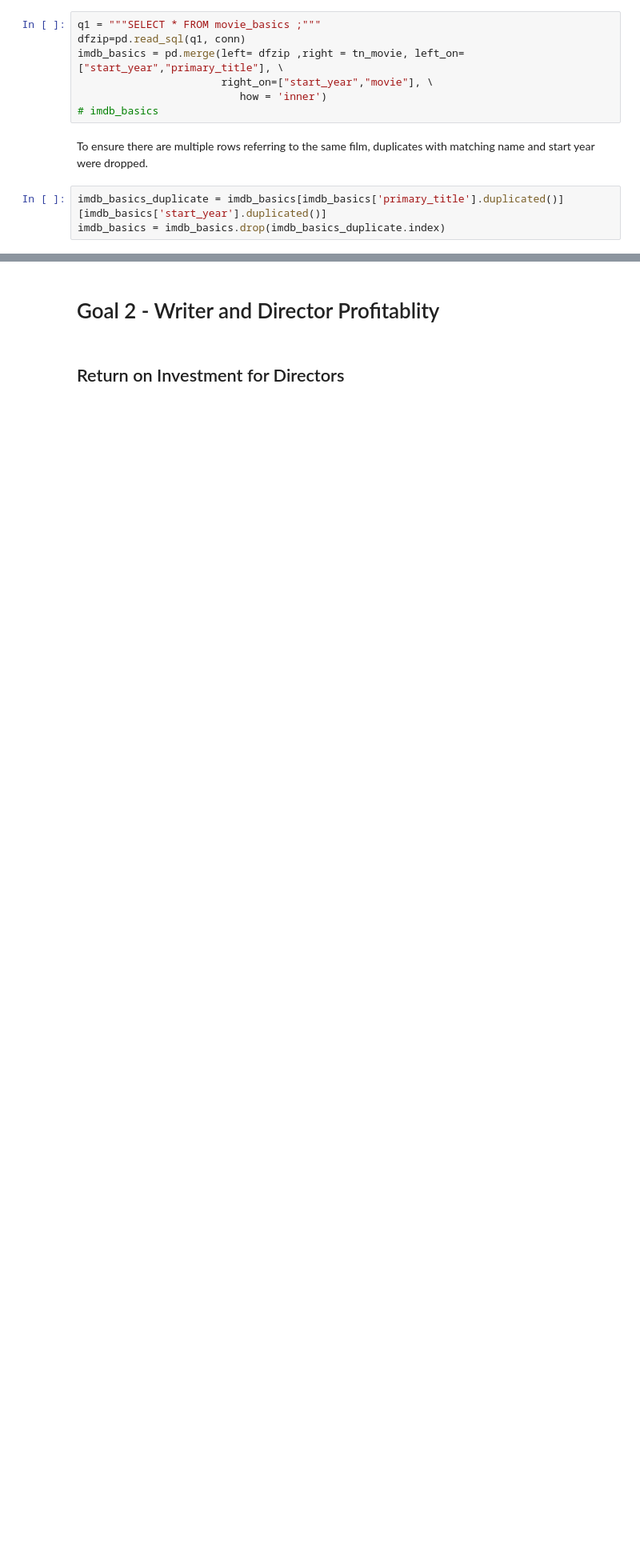
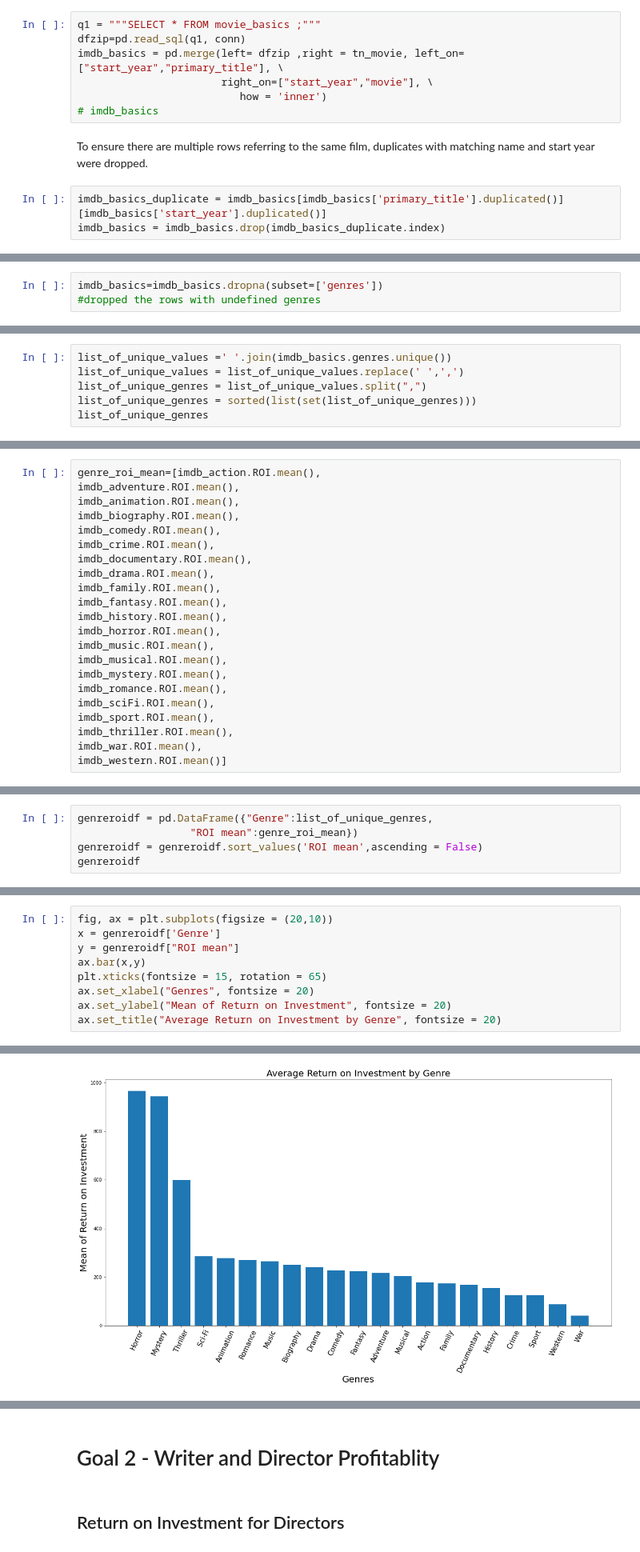
Before and after one commit to soohojp/Phase-1-Project-Best-Team-, a Jupyter notebook: master_dataset.ipynb, the cells around one changed output, grey strips where cells are left out. Shown at 80% size. Saved outputs shown, nothing was run; the diff lists cells and outputs as text; blank space fills up the shorter version.

```diff
--- a/master_dataset.ipynb
+++ b/master_dataset.ipynb
@@ -58,0 +68,3 @@ imdb_basics = imdb_basics.drop(imdb_basics_duplicate.index)
+# %%
+imdb_basics=imdb_basics.dropna(subset=['genres'])
+#dropped the rows with undefined genres
@@ -58,0 +101,6 @@ imdb_basics = imdb_basics.drop(imdb_basics_duplicate.index)
+# %%
+list_of_unique_values =' '.join(imdb_basics.genres.unique())
+list_of_unique_values = list_of_unique_values.replace(' ',',')
+list_of_unique_genres = list_of_unique_values.split(",")
+list_of_unique_genres = sorted(list(set(list_of_unique_genres)))
+list_of_unique_genres
@@ -58,0 +151,22 @@ imdb_basics = imdb_basics.drop(imdb_basics_duplicate.index)
+# %%
+genre_roi_mean=[imdb_action.ROI.mean(),
+imdb_adventure.ROI.mean(),
+imdb_animation.ROI.mean(),
+imdb_biography.ROI.mean(),
+imdb_comedy.ROI.mean(),
+imdb_crime.ROI.mean(),
+imdb_documentary.ROI.mean(),
+imdb_drama.ROI.mean(),
+imdb_family.ROI.mean(),
+imdb_fantasy.ROI.mean(),
+imdb_history.ROI.mean(),
+imdb_horror.ROI.mean(),
+imdb_music.ROI.mean(),
+imdb_musical.ROI.mean(),
+imdb_mystery.ROI.mean(),
+imdb_romance.ROI.mean(),
+imdb_sciFi.ROI.mean(),
+imdb_sport.ROI.mean(),
+imdb_thriller.ROI.mean(),
+imdb_war.ROI.mean(),
+imdb_western.ROI.mean()]
@@ -58,0 +175,5 @@ imdb_basics = imdb_basics.drop(imdb_basics_duplicate.index)
+# %%
+genreroidf = pd.DataFrame({"Genre":list_of_unique_genres,
+                  "ROI mean":genre_roi_mean})
+genreroidf = genreroidf.sort_values('ROI mean',ascending = False)
+genreroidf
@@ -58,0 +198,10 @@ imdb_basics = imdb_basics.drop(imdb_basics_duplicate.index)
+# %%
+fig, ax = plt.subplots(figsize = (20,10))
+x = genreroidf['Genre']
+y = genreroidf["ROI mean"]
+ax.bar(x,y)
+plt.xticks(fontsize = 15, rotation = 65)
+ax.set_xlabel("Genres", fontsize = 20)
+ax.set_ylabel("Mean of Return on Investment", fontsize = 20)
+ax.set_title("Average Return on Investment by Genre", fontsize = 20)
+# %% [output]
@@ -58,0 +209 @@ imdb_basics = imdb_basics.drop(imdb_basics_duplicate.index)
+[figure, added]
```
Also changed, not shown: parts of 44 cells of this notebook.
